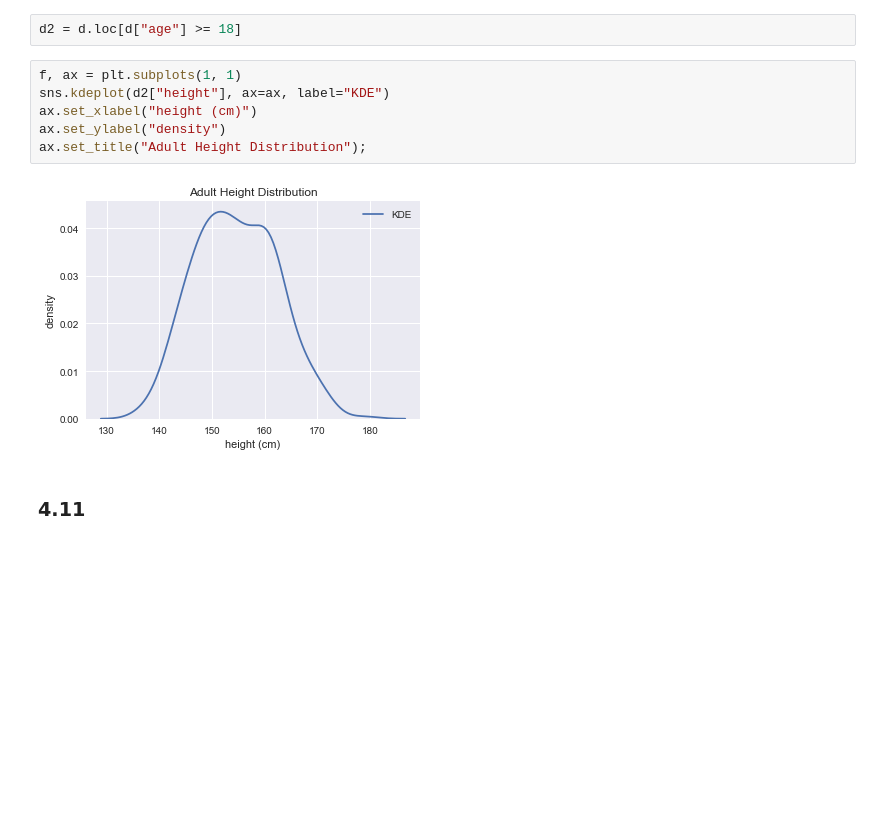
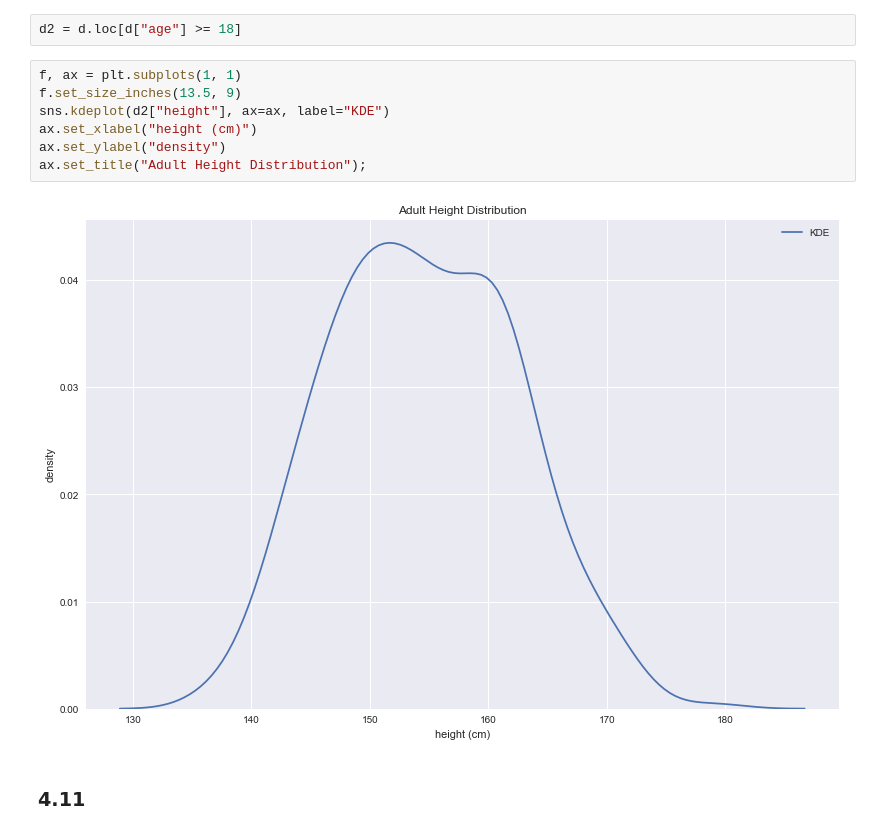
Before and after one commit to grinnbearit/statistical_rethinking, a Jupyter notebook: chapter_4.ipynb, the cells around one changed output. Drawn from its saved outputs; the diff is of its cells as text; blank space fills up the shorter version.

```diff
--- a/chapter_4.ipynb
+++ b/chapter_4.ipynb
@@ -146,12 +149,13 @@ Name: height, dtype: float64
 d2 = d.loc[d["age"] >= 18]
 # %%
 f, ax = plt.subplots(1, 1)
+f.set_size_inches(13.5, 9)
 sns.kdeplot(d2["height"], ax=ax, label="KDE")
 ax.set_xlabel("height (cm)")
 ax.set_ylabel("density")
 ax.set_title("Adult Height Distribution");
 # %% [output]
-[figure, old version]
+[figure, new version]
 # %% [markdown]
 ### 4.11
 # %%
```
Also changed, not shown: parts of 88 cells of this notebook.
